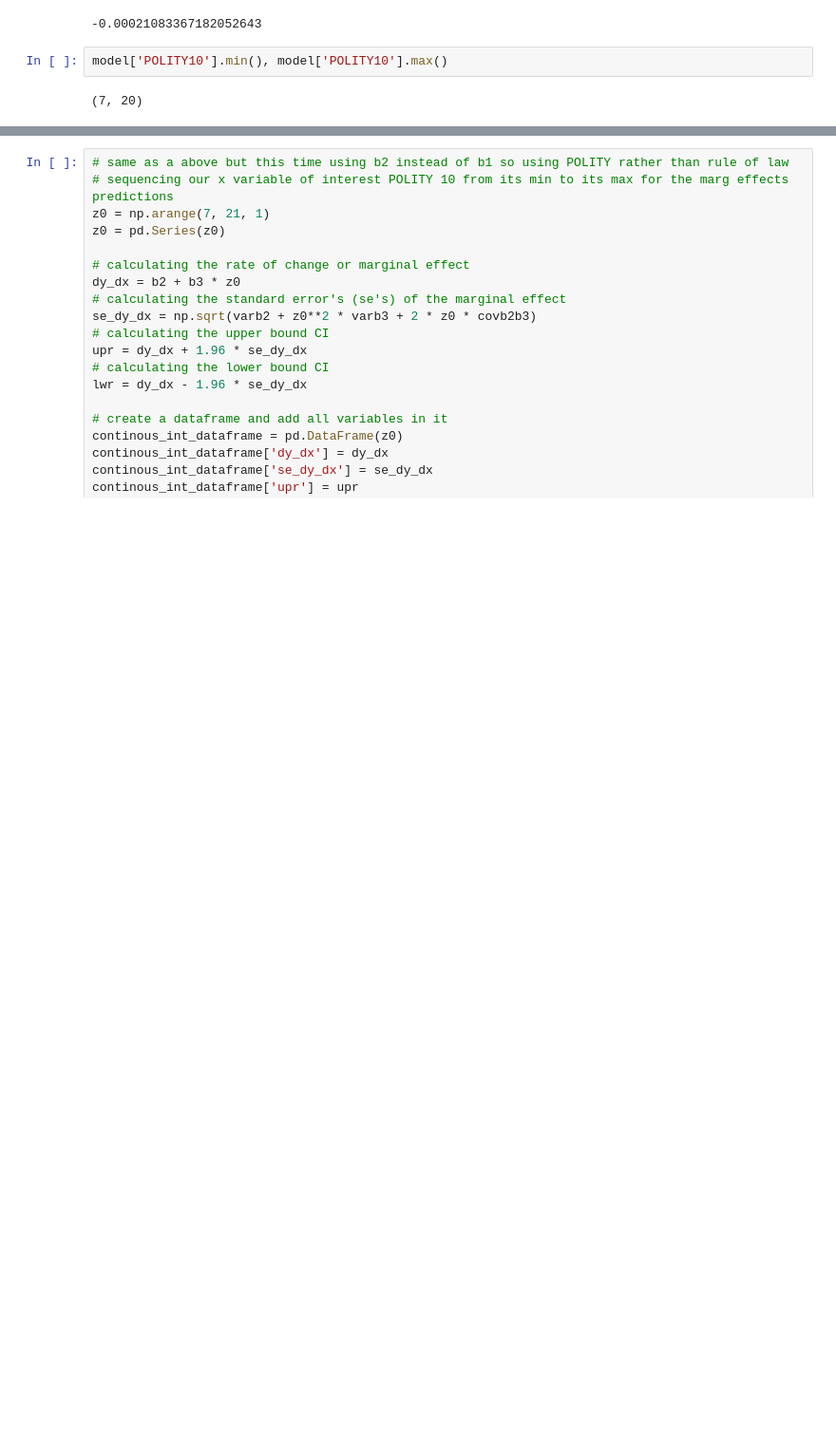
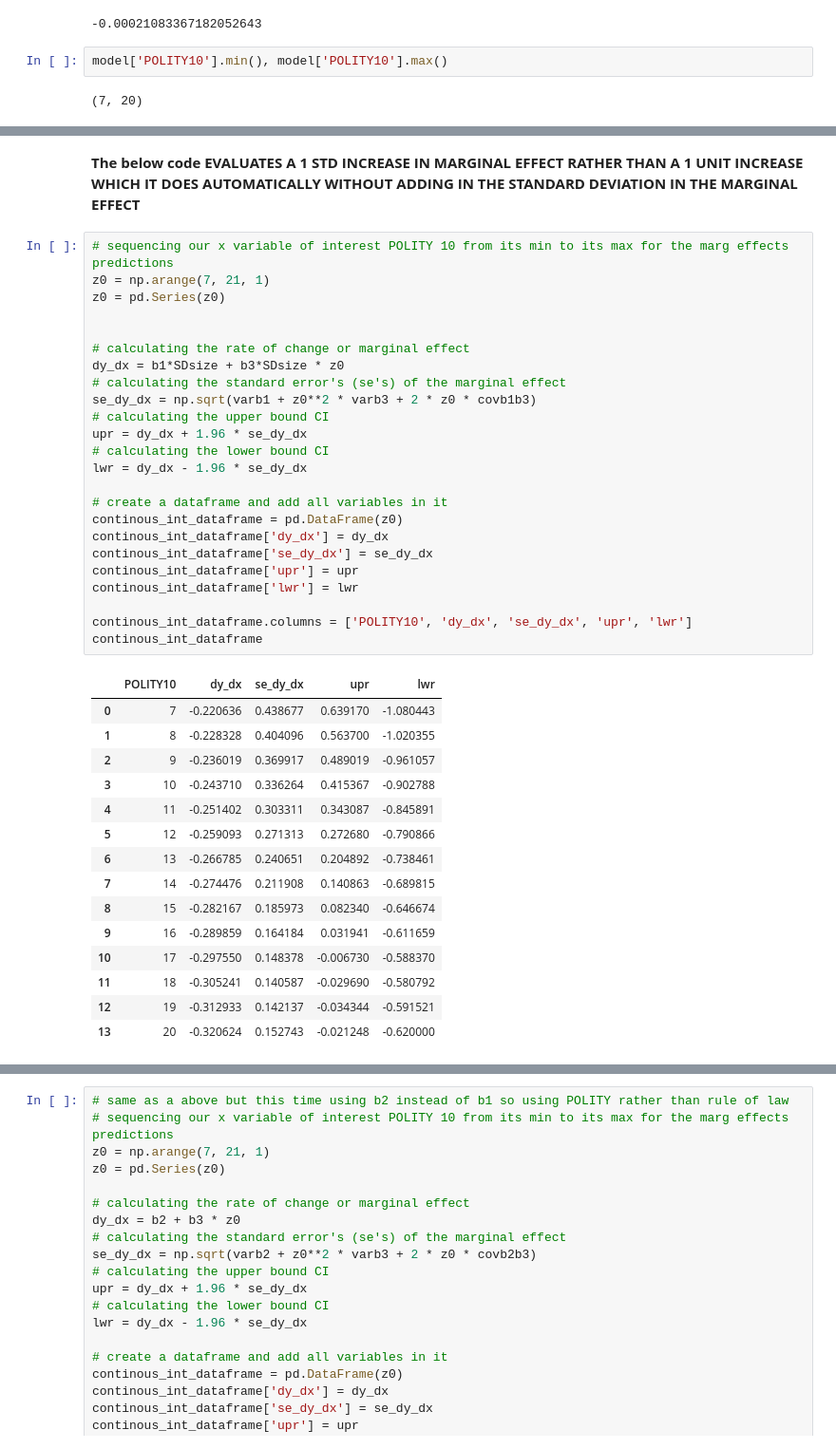
Before and after one commit to jgkorman/Python-Projects, a Jupyter notebook: State_Capture_and_Populism_data.ipynb, the cells around one changed output, grey strips where cells are left out. Shown at 95% size. Cells and saved outputs as stored; diff of their text form; blank space fills up the shorter version.

```diff
--- a/State_Capture_and_Populism_data.ipynb
+++ b/State_Capture_and_Populism_data.ipynb
@@ -820,3 +952,45 @@ continous_int_dataframe
+# %% [markdown]
+**The below code EVALUATES A 1 STD INCREASE IN MARGINAL EFFECT RATHER THAN A 1 UNIT INCREASE WHICH IT DOES AUTOMATICALLY WITHOUT ADDING IN THE STANDARD DEVIATION IN THE MARGINAL EFFECT**
+# %%
+# sequencing our x variable of interest POLITY 10 from its min to its max for the marg effects predictions
+z0 = np.arange(7, 21, 1)
+z0 = pd.Series(z0)
+
+
+# calculating the rate of change or marginal effect
+dy_dx = b1*SDsize + b3*SDsize * z0
+# calculating the standard error's (se's) of the marginal effect
+se_dy_dx = np.sqrt(varb1 + z0**2 * varb3 + 2 * z0 * covb1b3)
+# calculating the upper bound CI
+upr = dy_dx + 1.96 * se_dy_dx
+# calculating the lower bound CI
+lwr = dy_dx - 1.96 * se_dy_dx
+
+# create a dataframe and add all variables in it
+continous_int_dataframe = pd.DataFrame(z0)
+continous_int_dataframe['dy_dx'] = dy_dx
+continous_int_dataframe['se_dy_dx'] = se_dy_dx
+continous_int_dataframe['upr'] = upr
+continous_int_dataframe['lwr'] = lwr
+
+continous_int_dataframe.columns = ['POLITY10', 'dy_dx', 'se_dy_dx', 'upr', 'lwr']
+continous_int_dataframe
+# %% [output]
+|  | POLITY10 | dy_dx | se_dy_dx | upr | lwr |
+| 0 | 7 | -0.220636 | 0.438677 | 0.639170 | -1.080443 |
+| 1 | 8 | -0.228328 | 0.404096 | 0.563700 | -1.020355 |
+| 2 | 9 | -0.236019 | 0.369917 | 0.489019 | -0.961057 |
+| 3 | 10 | -0.243710 | 0.336264 | 0.415367 | -0.902788 |
+| 4 | 11 | -0.251402 | 0.303311 | 0.343087 | -0.845891 |
+| 5 | 12 | -0.259093 | 0.271313 | 0.272680 | -0.790866 |
+| 6 | 13 | -0.266785 | 0.240651 | 0.204892 | -0.738461 |
+| 7 | 14 | -0.274476 | 0.211908 | 0.140863 | -0.689815 |
+| 8 | 15 | -0.282167 | 0.185973 | 0.082340 | -0.646674 |
+| 9 | 16 | -0.289859 | 0.164184 | 0.031941 | -0.611659 |
+| 10 | 17 | -0.297550 | 0.148378 | -0.006730 | -0.588370 |
+| 11 | 18 | -0.305241 | 0.140587 | -0.029690 | -0.580792 |
+| 12 | 19 | -0.312933 | 0.142137 | -0.034344 | -0.591521 |
+| 13 | 20 | -0.320624 | 0.152743 | -0.021248 | -0.620000 |
 # %%
 # The plot
 
```
Also changed, not shown: parts of 22 cells of this notebook.
